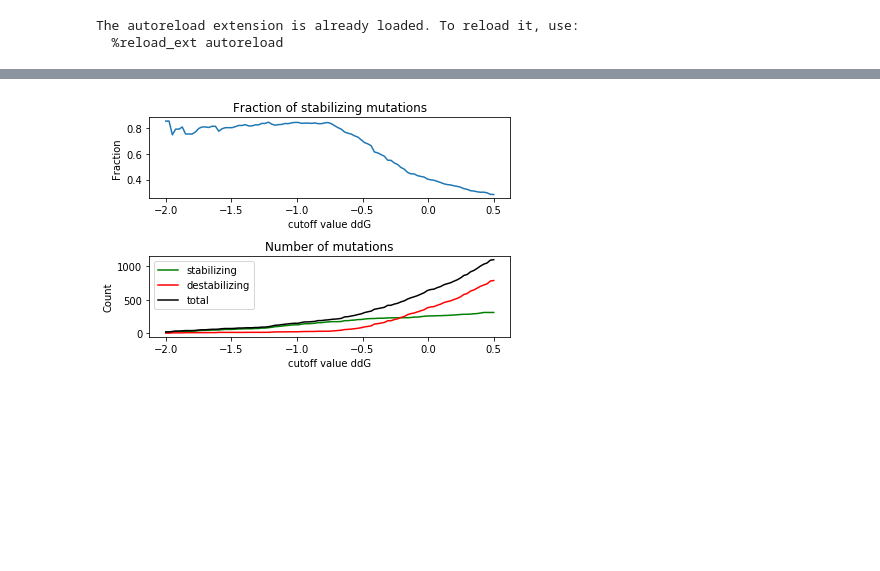
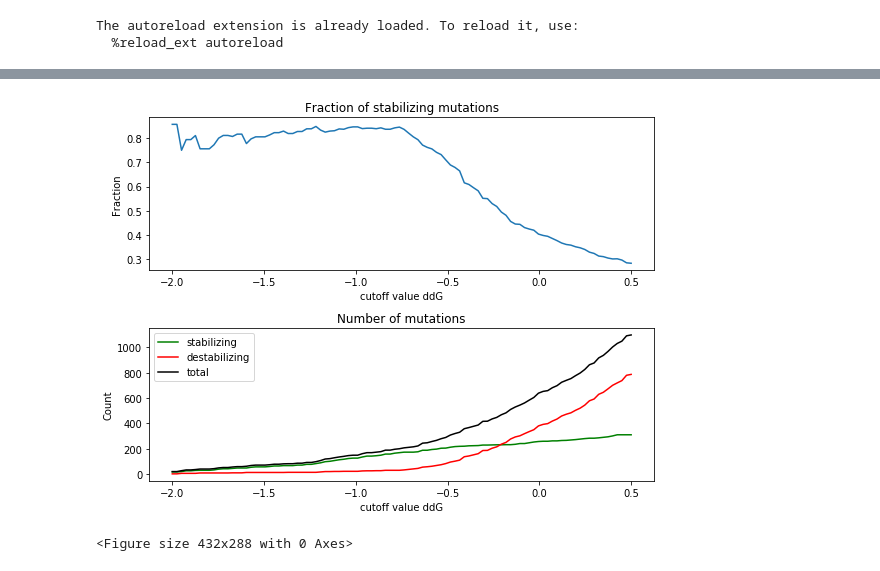
Before and after one commit to chipbuster/protein-stability, a Jupyter notebook: benchmarking/imutant/prob_analytics.ipynb, the cells around one changed output, grey strips where cells are left out. Saved outputs shown, nothing was run; the diff lists cells and outputs as text; code cells hidden in the pictures; blank space fills up the shorter version.

```diff
--- a/benchmarking/imutant/prob_analytics.ipynb
+++ b/benchmarking/imutant/prob_analytics.ipynb
@@ -47,7 +42,7 @@ def filterPrediction(dframe, threshold):
 def posNegCount(dframe):
     miss = len(dframe.query('ddG_exp > ' + expSigThreshold))
     hit = len(dframe.query('ddG_exp < ' + expSigThreshold))
-    return (pos,neg)
+    return (miss, hit)
 # %%
 predThreshold = np.linspace(-2.0,0.5,100)
 
@@ -55,30 +50,33 @@ predOutcomes = [filterPrediction(thermoData,x) for x in predThreshold]
 # %%
 predPNCount = [posNegCount(df) for df in predOutcomes]
 
 output = []
 for (thresh, (miss,hit)) in zip(predThreshold, predPNCount):
     output.append([thresh, miss, hit])
 
 pinf = pd.DataFrame(output, columns=['cutoff','destabil','stabil'])
 
-ax1 = plt.subplot(211)
-ax2 = plt.subplot(212)
+fig = plt.figure(figsize=(8,6))
+ax1 = fig.add_subplot(211)
+ax2 = fig.add_subplot(212)
 
 ax1.set_xlabel("cutoff value ddG")
 ax1.set_ylabel("Fraction")
 ax1.set_title("Fraction of stabilizing mutations")
 ax1.plot(pinf['cutoff'], pinf.stabil / (pinf.destabil + pinf.stabil))
 
 ax2.set_xlabel("cutoff value ddG")
 ax2.set_ylabel("Count")
 ax2.set_title("Number of mutations")
 
 ax2.plot(pinf.cutoff, pinf.stabil, c='green')
 ax2.plot(pinf.cutoff, pinf.destabil, c='red')
 ax2.plot(pinf.cutoff, pinf.destabil + pinf.stabil, c='black')
 ax2.legend(['stabilizing', 'destabilizing', 'total'])
 
-plt.tight_layout()
-plt.show()
+fig.tight_layout()
+fig.show()
+fig.savefig('fdr.png',dpi=400)
 # %% [output]
-[figure, old version]
+[figure, new version]
+<Figure size 432x288 with 0 Axes>
```
Also changed, not shown: parts of 2 cells of this notebook, 3 other files.
